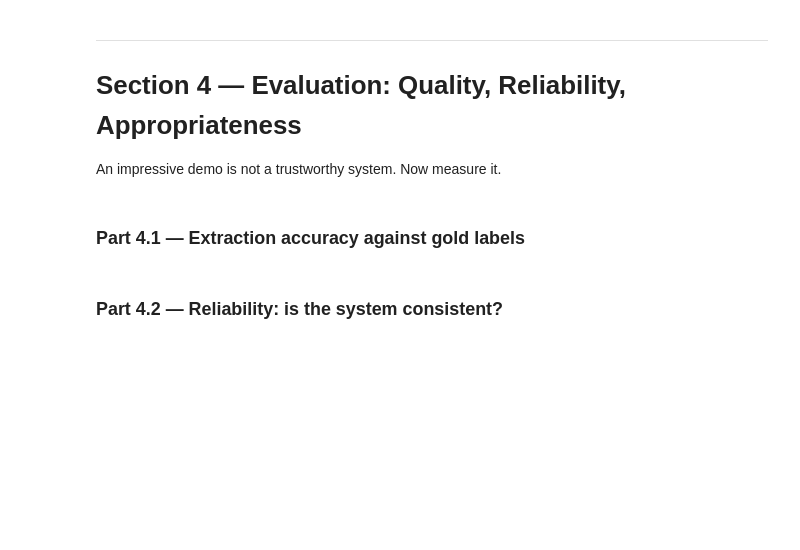
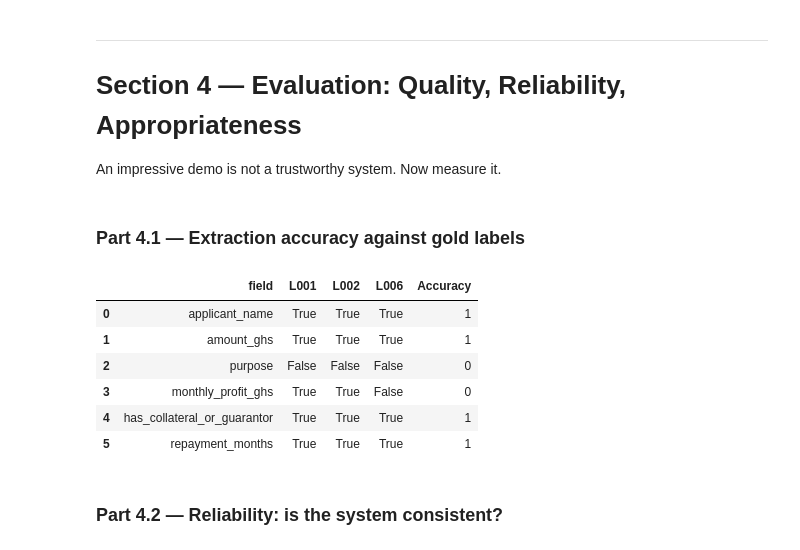
Before and after one commit to Ewurakua419/lab-4-llm-decision-support, a Jupyter notebook: lab_4.ipynb, the cells around one changed output. Drawn from its saved outputs; the diff is of its cells as text; code cells hidden in the pictures; blank space fills up the shorter version.

````diff
--- a/lab_4.ipynb
+++ b/lab_4.ipynb
@@ -416,10 +418,13 @@ Schema(required field with types):
 # TODO: Write extract_fields(letter_text) that calls the LLM, strips any ```json fences,
 #   json.loads() the result, and returns a dict. Handle parse failures gracefully
 #   (return None and print a warning).
-def extract_fields(letter_text):
-    result, u_result=ask_llm(user_prompt=f"Process this text denoted by backticks ```{letter_text}`` strip any ```json fences", system_prompt=EXTRACT_PROMPT["sys_prompt"],temperature=0)
-
-    r_load=json.loads(result)
+def extract_fields(letter_text,temp=0.7):
+    result,u_result=ask_llm(user_prompt=f"Process this text denoted by backticks ```{letter_text}`` strip any ```json fences", system_prompt=EXTRACT_PROMPT["sys_prompt"],temperature=0)
+    try:
+        r_load=json.loads(result)
+    except json.JSONDecodeError as e:
+        r_load=None
+        print("None value in JSON load")
     return r_load
 dict_list=[]
 for letter in LETTERS:
@@ -564,2 +547,77 @@ An impressive demo is not a trustworthy system. Now measure it.
+# %%
+# TODO: For the three letters in GOLD, compare your extracted DataFrame to the gold values
+#   field by field. Compute per-field accuracy across the three letters
+#   (name matching can be case-insensitive; numbers must match exactly).
+index=[0,2,5]
+letternames=["L001",
+    "L002",
+    "L006"]
+
+data={"field":["applicant_name",
+    "amount_ghs",
+    "purpose",
+    "monthly_profit_ghs",
+    "has_collateral_or_guarantor" ,
+    "repayment_months"],
+
+    "L001":[],
+    "L002":[],
+    "L006":[],
+    "Accuracy":[]
+
+    }
+
+i=0
+for key in GOLD.keys():# move per letter
+    match=False
+    accuracy=0
+    for field in GOLD[key]:#per field in each letter
+        match=False
+        checkrow= letters_df.iloc[index[i]]
+        checkfeild=checkrow[field]
+        if field=="applicant_name" or field== "purpose":
+            check= str(checkfeild).lower().strip()
+            if check== str(GOLD[key][field]).lower().strip():
+                match=True
+
+
+        elif checkfeild==GOLD[key][field]:
+                match=True
+
+
+
+        data[letternames[i]].append(match)
+
+    i+=1#iterate through both index and letternames
+    if i==len(index):
+        break
+
+for key in range(len(data["field"])):
+    if data["L001"][key]==False:
+        data["Accuracy"].append(0)
+    elif data["L002"][key]==False:
+        data["Accuracy"].append(0)
+    elif data["L006"][key]==False:
+        data["Accuracy"].append(0)
+
+    else:
+        data["Accuracy"].append(1)
+
+
+df=pd.DataFrame(data)
+df
+
+
+
+
+# TODO: Display a small table: rows = fields, columns = L001 / L003 / L006 / accuracy.
+# %% [output]
+|  | field | L001 | L002 | L006 | Accuracy |
+| 0 | applicant_name | True | True | True | 1 |
+| 1 | amount_ghs | True | True | True | 1 |
+| 2 | purpose | False | False | False | 0 |
+| 3 | monthly_profit_ghs | True | True | False | 0 |
+| 4 | has_collateral_or_guarantor | True | True | True | 1 |
+| 5 | repayment_months | True | True | True | 1 |
 # %% [markdown]
 ### Part 4.2 — Reliability: is the system consistent?
````
Also changed, not shown: parts of 12 cells of this notebook.
